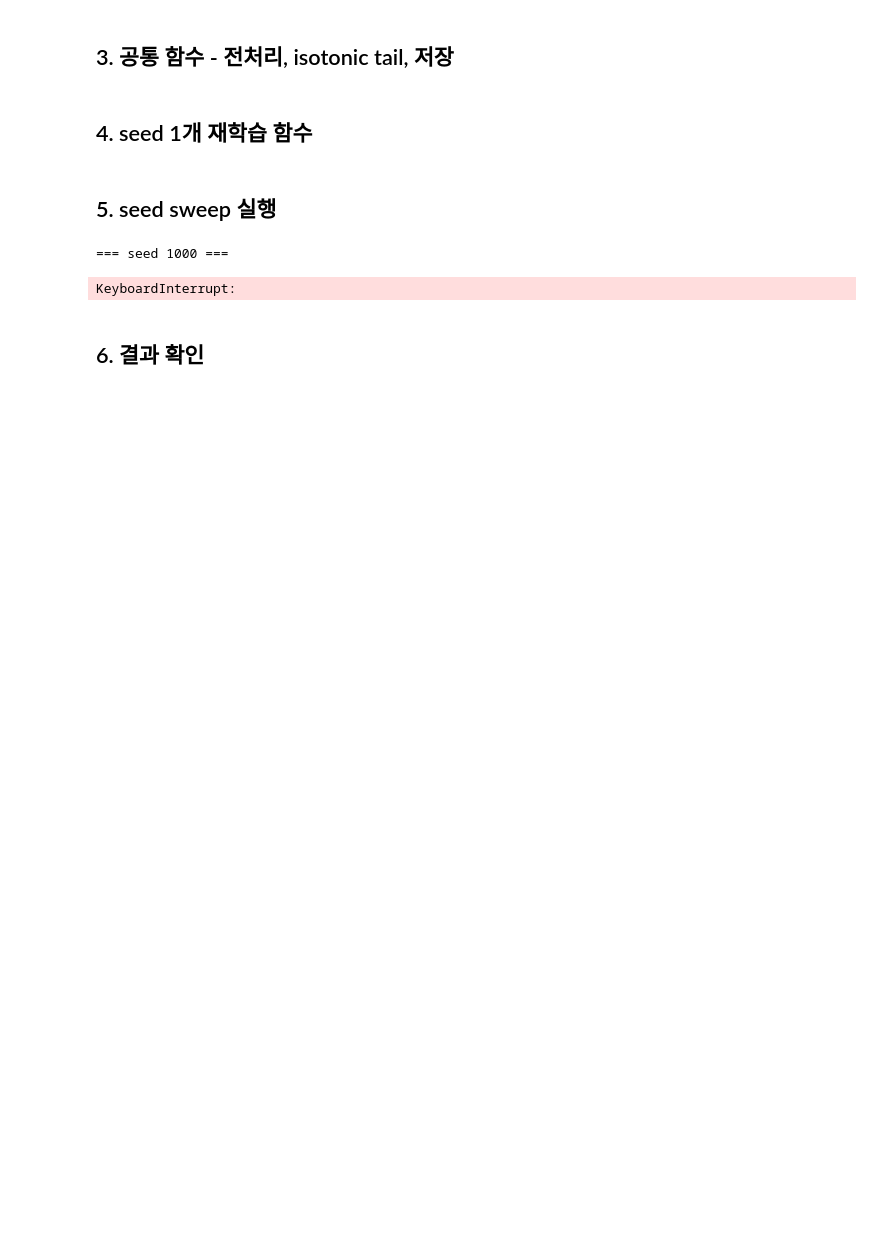
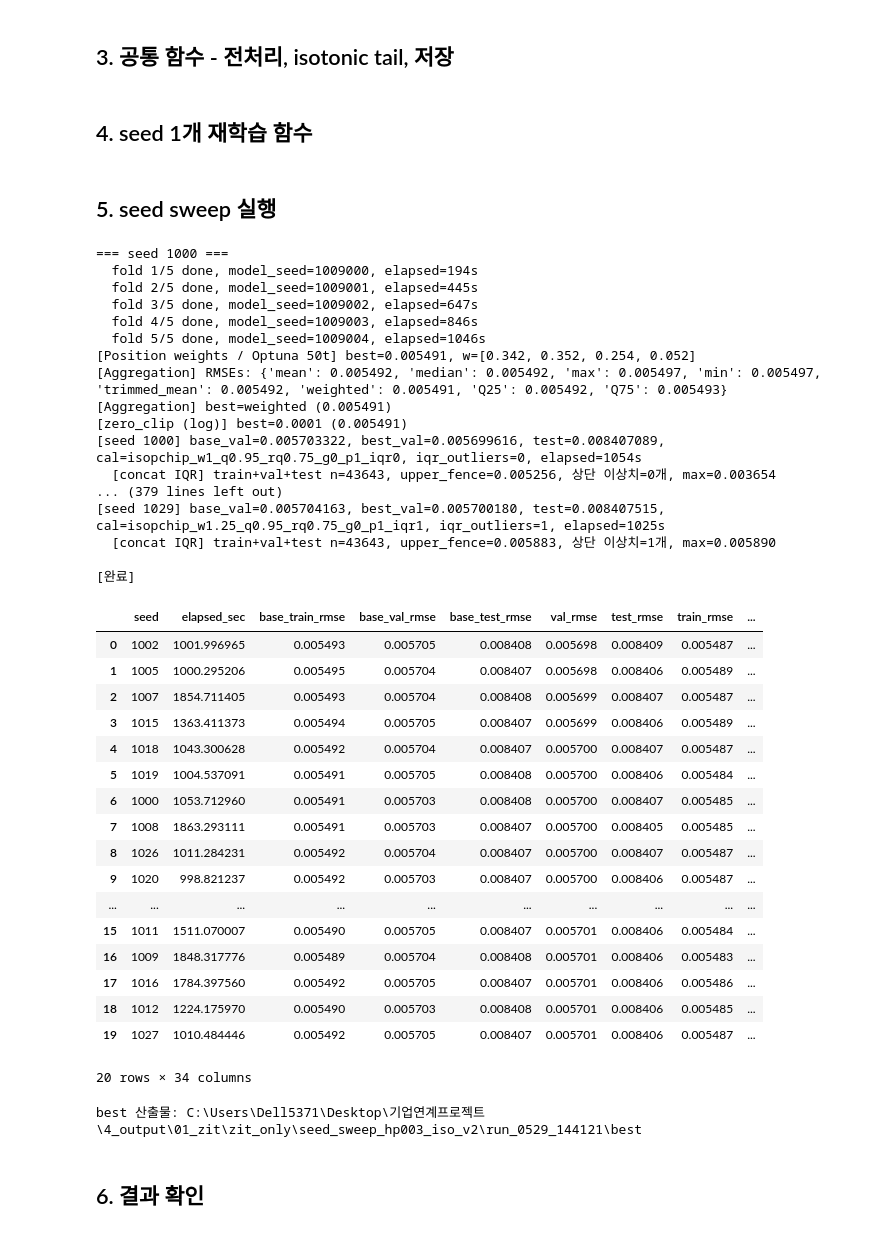
Before and after one commit to younjunseon/ASAC_SKhynix, a Jupyter notebook: 3_modeling/01_zit/hp/05_zit_only_hp003_seed_sweep.ipynb, the cells around one changed output. Drawn from its saved outputs; the diff is of its cells as text; code cells hidden in the pictures; blank space fills up the shorter version.

```diff
--- a/3_modeling/01_zit/hp/05_zit_only_hp003_seed_sweep.ipynb
+++ b/3_modeling/01_zit/hp/05_zit_only_hp003_seed_sweep.ipynb
@@ -657,8 +731,10 @@ def save_result_artifacts(res, target_dir):
 
     raw_train = best_cal['raw_train']
     raw_val = best_cal['raw_val']
+    raw_test = best_cal['raw_test']
     build_unit_output(y_train_unit_s, best_cal['train_pred'], raw_train).to_csv(target_dir / 'oof_unit.csv', index=False)
     build_unit_output(y_val_unit_s, best_cal['val_pred'], raw_val).to_csv(target_dir / 'val_unit.csv', index=False)
+    build_unit_output(y_test_unit_s, best_cal['test_pred'], raw_test).to_csv(target_dir / 'test_unit.csv', index=False)
 
     build_die_df(
         uid_train_die,
@@ -680,6 +756,16 @@ def save_result_artifacts(res, target_dir):
         res['val_die_pred_taupi'],
         y_val_unit_s,
     ).to_csv(target_dir / 'val_die.csv', index=False)
+    build_die_df(
+        uid_test_die,
+        xs_test[DIE_KEY_COL].values,
+        xs_test['position'].values,
+        res['test_die_pi'],
+        res['test_die_mu'],
+        res['test_die_pred_raw'],
+        res['test_die_pred_taupi'],
+        y_test_unit_s,
+    ).to_csv(target_dir / 'test_die.csv', index=False)
 
     best_cal['candidates'].to_csv(target_dir / 'calibration_candidates.csv', index=False)
 
@@ -698,9 +784,12 @@ def save_result_artifacts(res, target_dir):
         'unit_ids_hash': unit_ids_hash,
         'n_units_train': int(len(y_train_unit_s)),
         'n_units_val': int(len(y_val_unit_s)),
+        'n_units_test': int(len(y_test_unit_s)),
         'effective_pp_params': pp_fixed,
         'val_rmse': float(res['summary']['val_rmse']),
         'base_val_rmse': float(res['summary']['base_val_rmse']),
+        'test_rmse': float(res['summary']['test_rmse']),
+        'base_test_rmse': float(res['summary']['base_test_rmse']),
         'postprocess': {
             'best_agg': pp_res['best_agg'],
             'pos_weights': pp_res['pos_weights'].tolist() if pp_res['pos_weights'] is not None else None,
@@ -877,34 +990,96 @@ else:
     rows = []
     done_seeds = set()
     best_so_far = float('inf')
 
+
+# IQR 상단 이상치 점검은 성능(RMSE)과 분리한다.
+#   - 성능: fit_one_seed가 train/val/test 각각 따로 RMSE를 계산한다 (concat 안 함).
+#   - 이상치: best calibration 후보 예측을 train+val+test로 concat한 전체 분포에서 IQRx1.5 상단 이상치 유무/개수만 본다.
+# iqr_stats와 동일한 fence 정의(q3 + 1.5*IQR, 초과분)를 써서 split별 지표와 기준을 맞춘다.
+def concat_iqr_outlier_stats(cal):
+    pred = np.concatenate([cal['train_pred'], cal['val_pred'], cal['test_pred']])
+    q1, q3 = np.quantile(pred, [0.25, 0.75])
+    upper_fence = float(q3 + 1.5 * (q3 - q1))
+    n_out = int((pred > upper_fence).sum())
+    return {
+        'concat_n_total': int(len(pred)),
+        'concat_iqr_upper_fence': upper_fence,
+        'concat_iqr_outliers': n_out,
+        'concat_has_outlier': bool(n_out > 0),
+        'concat_max_pred': float(pred.max()),
+    }
+
+
 for seed in SEEDS:
     if int(seed) in done_seeds:
         print(f'[건너뜀] seed {seed}는 이미 summary에 있음')
         continue
 
     res = fit_one_seed(seed)
+
+    # 성능과 별개로, concat(train+val+test) 분포 기준 IQR 상단 이상치 정보를 summary에 덧붙인다.
+    concat_stats = concat_iqr_outlier_stats(res['calibration'])
+    res['summary'].update(concat_stats)
+    print(f"  [concat IQR] train+val+test n={concat_stats['concat_n_total']}, "
+          f"upper_fence={concat_stats['concat_iqr_upper_fence']:.6f}, "
+          f"상단 이상치={concat_stats['concat_iqr_outliers']}개, "
+          f"max={concat_stats['concat_max_pred']:.6f}")
+
     rows.append(res['summary'])
     summary_df = pd.DataFrame(rows).sort_values('val_rmse').reset_index(drop=True)
     summary_df.to_csv(SUMMARY_PATH, index=False)
 
     seed_is_best = res['summary']['val_rmse'] < best_so_far
     if SAVE_EVERY_SEED:
         save_result_artifacts(res, OUT_DIR / 'seeds' / f'seed_{int(seed)}')
     if SAVE_BEST and seed_is_best:
         best_so_far = float(res['summary']['val_rmse'])
         save_result_artifacts(res, BEST_DIR)
         print(f'[새 best] seed={seed}, val_rmse={best_so_far:.9f}')
 
     del res
     gc.collect()
 
 print('\n[완료]')
 display(pd.read_csv(SUMMARY_PATH).sort_values('val_rmse').head(20))
 print(f'best 산출물: {BEST_DIR}')
 # %% [output]
 === seed 1000 ===
+  fold 1/5 done, model_seed=1009000, elapsed=194s
+  fold 2/5 done, model_seed=1009001, elapsed=445s
+  fold 3/5 done, model_seed=1009002, elapsed=647s
+  fold 4/5 done, model_seed=1009003, elapsed=846s
+  fold 5/5 done, model_seed=1009004, elapsed=1046s
+[Position weights / Optuna 50t] best=0.005491, w=[0.342, 0.352, 0.254, 0.052]
+[Aggregation] RMSEs: {'mean': 0.005492, 'median': 0.005492, 'max': 0.005497, 'min': 0.005497, 'trimmed_mean': 0.005492, 'weighted': 0.005491, 'Q25': 0.005492, 'Q75': 0.005493}
+[Aggregation] best=weighted (0.005491)
+[zero_clip (log)] best=0.0001 (0.005491)
+[seed 1000] base_val=0.005703322, best_val=0.005699616, test=0.008407089, cal=isopchip_w1_q0.95_rq0.75_g0_p1_iqr0, iqr_outliers=0, elapsed=1054s
+  [concat IQR] train+val+test n=43643, upper_fence=0.005256, 상단 이상치=0개, max=0.003654
+... (379 lines left out)
+[seed 1029] base_val=0.005704163, best_val=0.005700180, test=0.008407515, cal=isopchip_w1.25_q0.95_rq0.75_g0_p1_iqr1, iqr_outliers=1, elapsed=1025s
+  [concat IQR] train+val+test n=43643, upper_fence=0.005883, 상단 이상치=1개, max=0.005890
+
+[완료]
+|  | seed | elapsed_sec | base_train_rmse | base_val_rmse | base_test_rmse | val_rmse | test_rmse | train_rmse | ... |
+| 0 | 1002 | 1001.996965 | 0.005493 | 0.005705 | 0.008408 | 0.005698 | 0.008409 | 0.005487 | ... |
+| 1 | 1005 | 1000.295206 | 0.005495 | 0.005704 | 0.008407 | 0.005698 | 0.008406 | 0.005489 | ... |
+| 2 | 1007 | 1854.711405 | 0.005493 | 0.005704 | 0.008408 | 0.005699 | 0.008407 | 0.005487 | ... |
+| 3 | 1015 | 1363.411373 | 0.005494 | 0.005705 | 0.008407 | 0.005699 | 0.008406 | 0.005489 | ... |
+| 4 | 1018 | 1043.300628 | 0.005492 | 0.005704 | 0.008407 | 0.005700 | 0.008407 | 0.005487 | ... |
+| 5 | 1019 | 1004.537091 | 0.005491 | 0.005705 | 0.008408 | 0.005700 | 0.008406 | 0.005484 | ... |
+| 6 | 1000 | 1053.712960 | 0.005491 | 0.005703 | 0.008408 | 0.005700 | 0.008407 | 0.005485 | ... |
+| 7 | 1008 | 1863.293111 | 0.005491 | 0.005703 | 0.008407 | 0.005700 | 0.008405 | 0.005485 | ... |
+| 8 | 1026 | 1011.284231 | 0.005492 | 0.005704 | 0.008407 | 0.005700 | 0.008407 | 0.005487 | ... |
+| 9 | 1020 | 998.821237 | 0.005492 | 0.005703 | 0.008407 | 0.005700 | 0.008406 | 0.005487 | ... |
+| ... | ... | ... | ... | ... | ... | ... | ... | ... | ... |
+| 15 | 1011 | 1511.070007 | 0.005490 | 0.005705 | 0.008407 | 0.005701 | 0.008406 | 0.005484 | ... |
+| 16 | 1009 | 1848.317776 | 0.005489 | 0.005704 | 0.008408 | 0.005701 | 0.008406 | 0.005483 | ... |
+| 17 | 1016 | 1784.397560 | 0.005492 | 0.005705 | 0.008407 | 0.005701 | 0.008406 | 0.005486 | ... |
+| 18 | 1012 | 1224.175970 | 0.005490 | 0.005703 | 0.008408 | 0.005701 | 0.008406 | 0.005485 | ... |
+| 19 | 1027 | 1010.484446 | 0.005492 | 0.005705 | 0.008407 | 0.005701 | 0.008406 | 0.005487 | ... |
-KeyboardInterrupt:
+20 rows × 34 columns
+best 산출물: C:\Users\Dell5371\Desktop\기업연계프로젝트\4_output\01_zit\zit_only\seed_sweep_hp003_iso_v2\run_0529_144121\best
 # %% [markdown]
 ## 6. 결과 확인
 # %%
```
Also changed, not shown: parts of 6 cells of this notebook, 2 other files.
